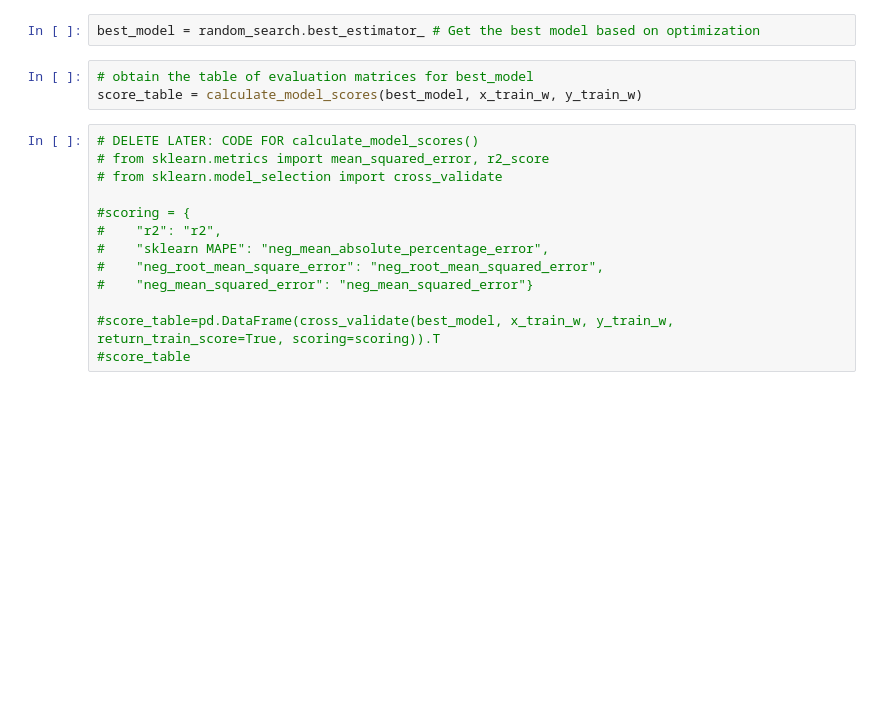
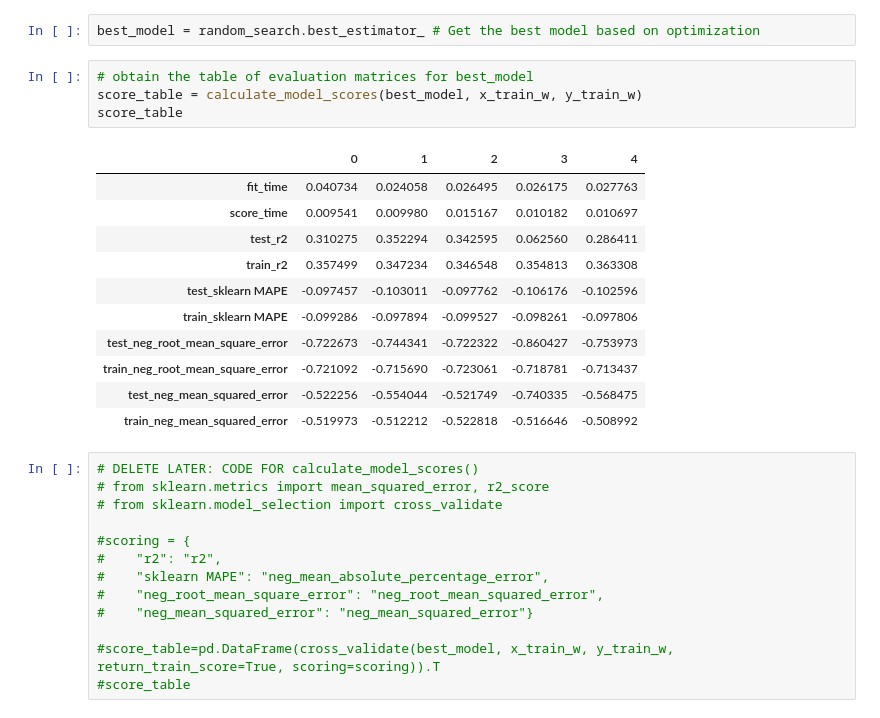
Before and after one commit to UBC-MDS/DSCI_522_group16, a Jupyter notebook: src/portugal_white_wine_quality_predictor.ipynb, the cells around one changed output. Drawn from its saved outputs; the diff is of its cells as text; blank space fills up the shorter version.

```diff
--- a/src/portugal_white_wine_quality_predictor.ipynb
+++ b/src/portugal_white_wine_quality_predictor.ipynb
@@ -247,6 +248,19 @@ best_model = random_search.best_estimator_ # Get the best model based on optimiz
 # %%
 # obtain the table of evaluation matrices for best_model
 score_table = calculate_model_scores(best_model, x_train_w, y_train_w)
+score_table
+# %% [output]
+|  | 0 | 1 | 2 | 3 | 4 |
+| fit_time | 0.040734 | 0.024058 | 0.026495 | 0.026175 | 0.027763 |
+| score_time | 0.009541 | 0.009980 | 0.015167 | 0.010182 | 0.010697 |
+| test_r2 | 0.310275 | 0.352294 | 0.342595 | 0.062560 | 0.286411 |
+| train_r2 | 0.357499 | 0.347234 | 0.346548 | 0.354813 | 0.363308 |
+| test_sklearn MAPE | -0.097457 | -0.103011 | -0.097762 | -0.106176 | -0.102596 |
+| train_sklearn MAPE | -0.099286 | -0.097894 | -0.099527 | -0.098261 | -0.097806 |
+| test_neg_root_mean_square_error | -0.722673 | -0.744341 | -0.722322 | -0.860427 | -0.753973 |
+| train_neg_root_mean_square_error | -0.721092 | -0.715690 | -0.723061 | -0.718781 | -0.713437 |
+| test_neg_mean_squared_error | -0.522256 | -0.554044 | -0.521749 | -0.740335 | -0.568475 |
+| train_neg_mean_squared_error | -0.519973 | -0.512212 | -0.522818 | -0.516646 | -0.508992 |
 # %%
 # DELETE LATER: CODE FOR calculate_model_scores()
 # from sklearn.metrics import mean_squared_error, r2_score
```
Also changed, not shown: parts of 2 cells of this notebook.
